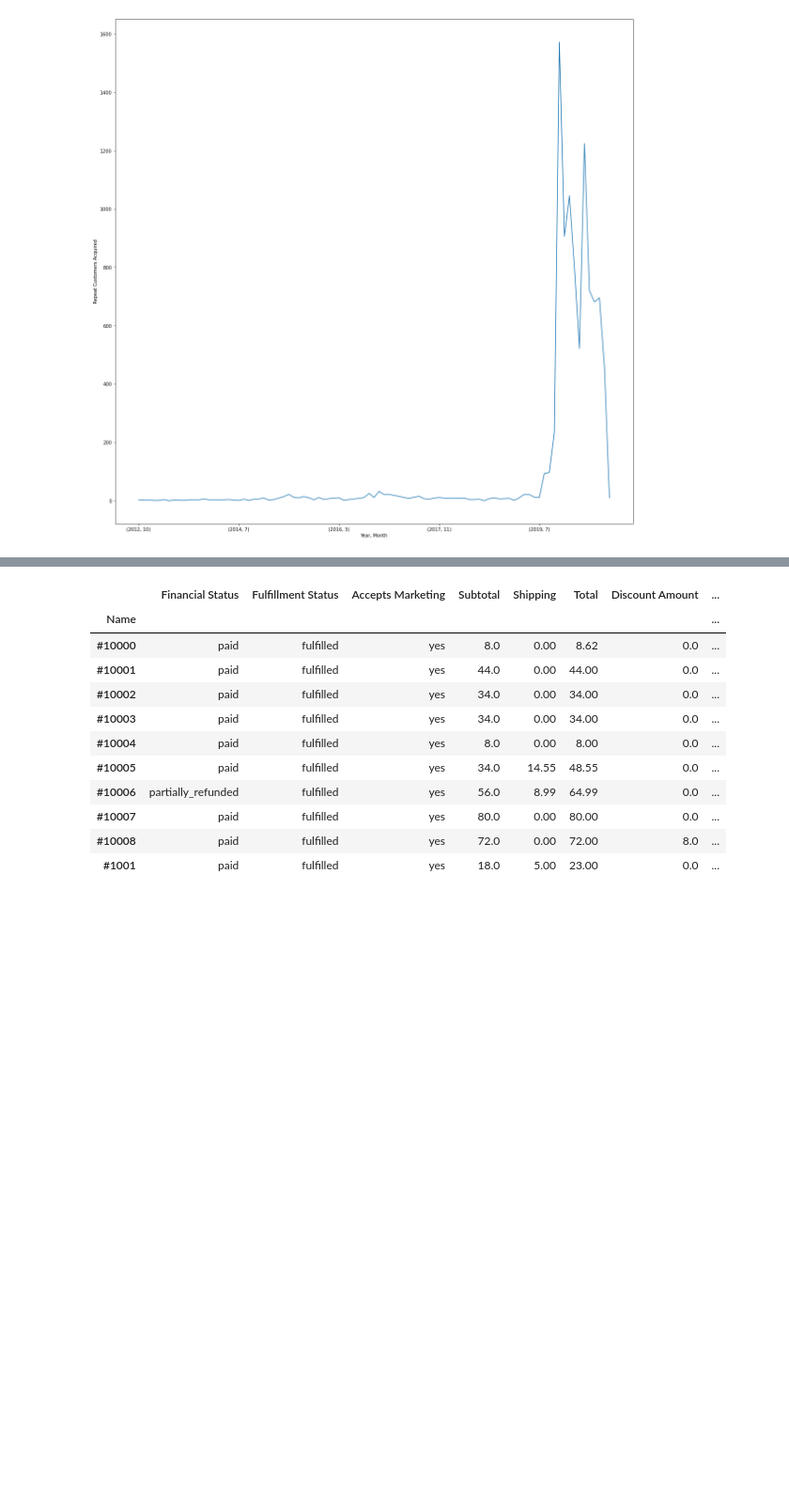
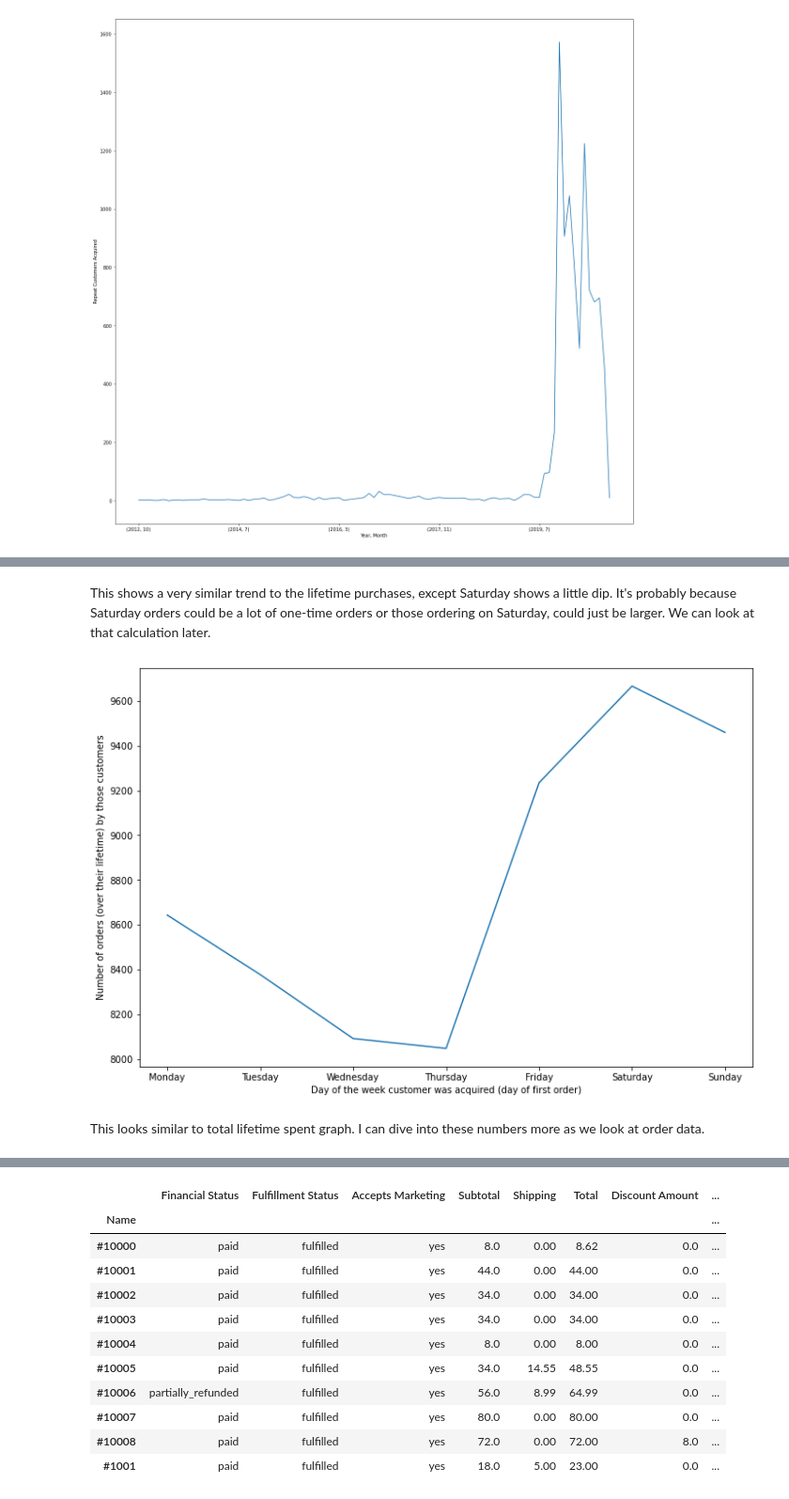
Before and after one commit to shahinrostami/Shopify-CLV, a Jupyter notebook: Cap2_EDA.ipynb, the cells around one changed output, grey strips where cells are left out. Shown at 94% size. Cells and saved outputs as stored; diff of their text form; code cells hidden in the pictures; blank space fills up the shorter version.

```diff
--- a/Cap2_EDA.ipynb
+++ b/Cap2_EDA.ipynb
@@ -168 +220,12 @@ This looks almost random over time with a slight downward trend starting at the
+# %% [markdown]
+This shows a very similar trend to the lifetime purchases, except Saturday shows a little dip. It's probably because Saturday orders could be a lot of one-time orders or those ordering on Saturday, could just be larger. We can look at that calculation later.
+# %%
+# plot the total lifetime purchase vs. day of the week
+_ = (days['Orders']).plot(kind='line', figsize=(12,8))
+_ = plt.xlabel('Day of the week customer was acquired (day of first order)')
+_ = plt.ylabel('Number of orders (over their lifetime) by those customers')
+# %% [output]
+[figure, added]
+# %% [markdown]
+This looks similar to total lifetime spent graph. I can dive into these numbers more as we look at order data.
 # %% [markdown]
```
Also changed, not shown: parts of 69 cells of this notebook.
